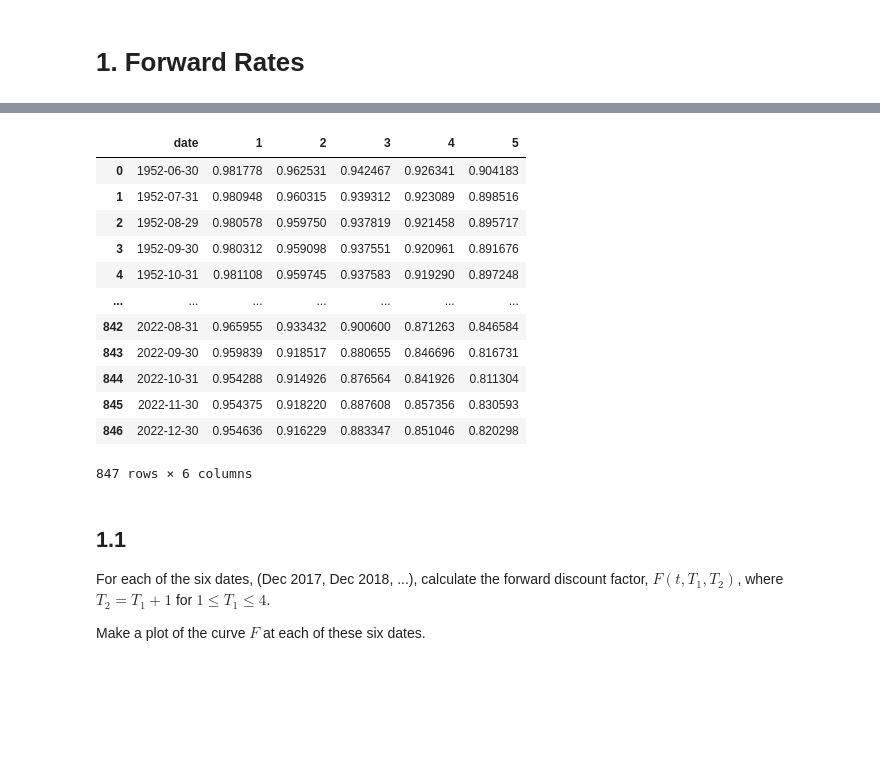
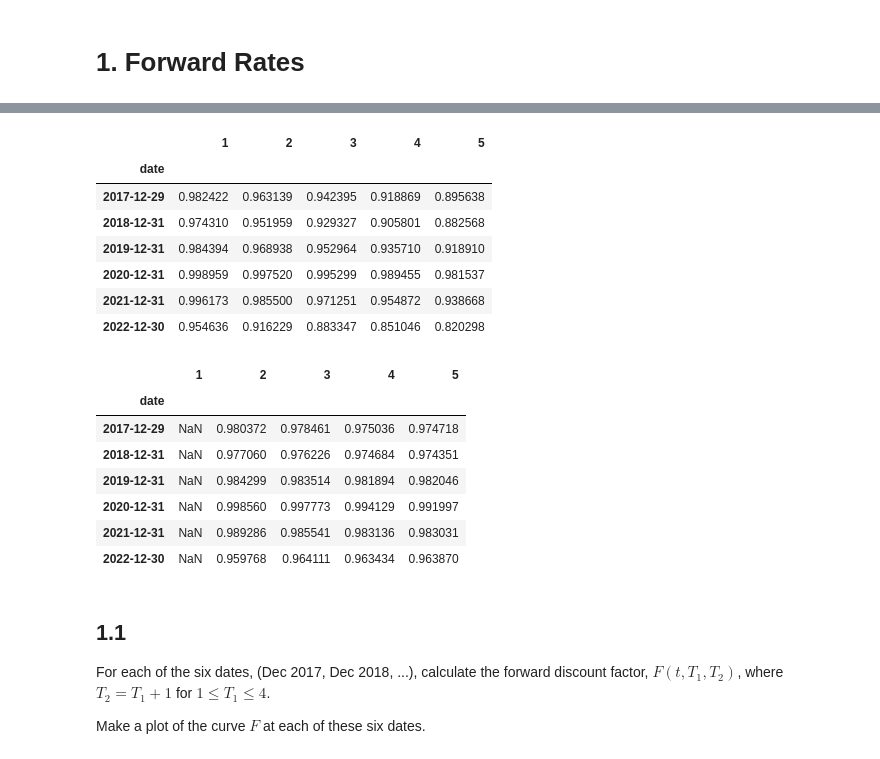
Before and after one commit to dcstein22/finm-fixedincome-2023, a Jupyter notebook: homework/Homework 5.ipynb, the cells around one changed output, grey strips where cells are left out. Cells and saved outputs as stored; diff of their text form; code cells hidden in the pictures; blank space fills up the shorter version.

```diff
--- a/homework/Homework 5.ipynb
+++ b/homework/Homework 5.ipynb
@@ -38,18 +44,5 @@ import treasury_cmds
 # %%
 treasury_zero_coupon = pd.read_excel('C:/Users/dcste/OneDrive/fixed_income/fixed_income_FORKED/finm-fixedincome-2023/data/treasury_zero_coupon_2022-12-30.xlsx')
 # %%
-treasury_zero_coupon
+treasury_zero_coupon = treasury_zero_coupon.set_index('date')
+dates_ = ['2017-12-29','2018-12-31','2019-12-31','2020-12-31','2021-12-31','2022-12-30']
-# %% [output]
-|  | date | 1 | 2 | 3 | 4 | 5 |
-| 0 | 1952-06-30 | 0.981778 | 0.962531 | 0.942467 | 0.926341 | 0.904183 |
-| 1 | 1952-07-31 | 0.980948 | 0.960315 | 0.939312 | 0.923089 | 0.898516 |
-| 2 | 1952-08-29 | 0.980578 | 0.959750 | 0.937819 | 0.921458 | 0.895717 |
-| 3 | 1952-09-30 | 0.980312 | 0.959098 | 0.937551 | 0.920961 | 0.891676 |
-| 4 | 1952-10-31 | 0.981108 | 0.959745 | 0.937583 | 0.919290 | 0.897248 |
-| ... | ... | ... | ... | ... | ... | ... |
-| 842 | 2022-08-31 | 0.965955 | 0.933432 | 0.900600 | 0.871263 | 0.846584 |
-| 843 | 2022-09-30 | 0.959839 | 0.918517 | 0.880655 | 0.846696 | 0.816731 |
-| 844 | 2022-10-31 | 0.954288 | 0.914926 | 0.876564 | 0.841926 | 0.811304 |
-| 845 | 2022-11-30 | 0.954375 | 0.918220 | 0.887608 | 0.857356 | 0.830593 |
-| 846 | 2022-12-30 | 0.954636 | 0.916229 | 0.883347 | 0.851046 | 0.820298 |
-847 rows × 6 columns
@@ -55,0 +51,11 @@ treasury_zero_coupon
+# %%
+selected_treasury_dates
+# %% [output]
+|  | 1 | 2 | 3 | 4 | 5 |
+| date |  |  |  |  |  |
+| 2017-12-29 | 0.982422 | 0.963139 | 0.942395 | 0.918869 | 0.895638 |
+| 2018-12-31 | 0.974310 | 0.951959 | 0.929327 | 0.905801 | 0.882568 |
+| 2019-12-31 | 0.984394 | 0.968938 | 0.952964 | 0.935710 | 0.918910 |
+| 2020-12-31 | 0.998959 | 0.997520 | 0.995299 | 0.989455 | 0.981537 |
+| 2021-12-31 | 0.996173 | 0.985500 | 0.971251 | 0.954872 | 0.938668 |
+| 2022-12-30 | 0.954636 | 0.916229 | 0.883347 | 0.851046 | 0.820298 |
@@ -56,3 +80,14 @@ treasury_zero_coupon
+# %%
+discount_factors
+# %% [output]
+|  | 1 | 2 | 3 | 4 | 5 |
+| date |  |  |  |  |  |
+| 2017-12-29 | NaN | 0.980372 | 0.978461 | 0.975036 | 0.974718 |
+| 2018-12-31 | NaN | 0.977060 | 0.976226 | 0.974684 | 0.974351 |
+| 2019-12-31 | NaN | 0.984299 | 0.983514 | 0.981894 | 0.982046 |
+| 2020-12-31 | NaN | 0.998560 | 0.997773 | 0.994129 | 0.991997 |
+| 2021-12-31 | NaN | 0.989286 | 0.985541 | 0.983136 | 0.983031 |
+| 2022-12-30 | NaN | 0.959768 | 0.964111 | 0.963434 | 0.963870 |
 # %% [markdown]
 ## 1.1
 
```
Also changed, not shown: parts of 6 cells of this notebook, 1 other file.
